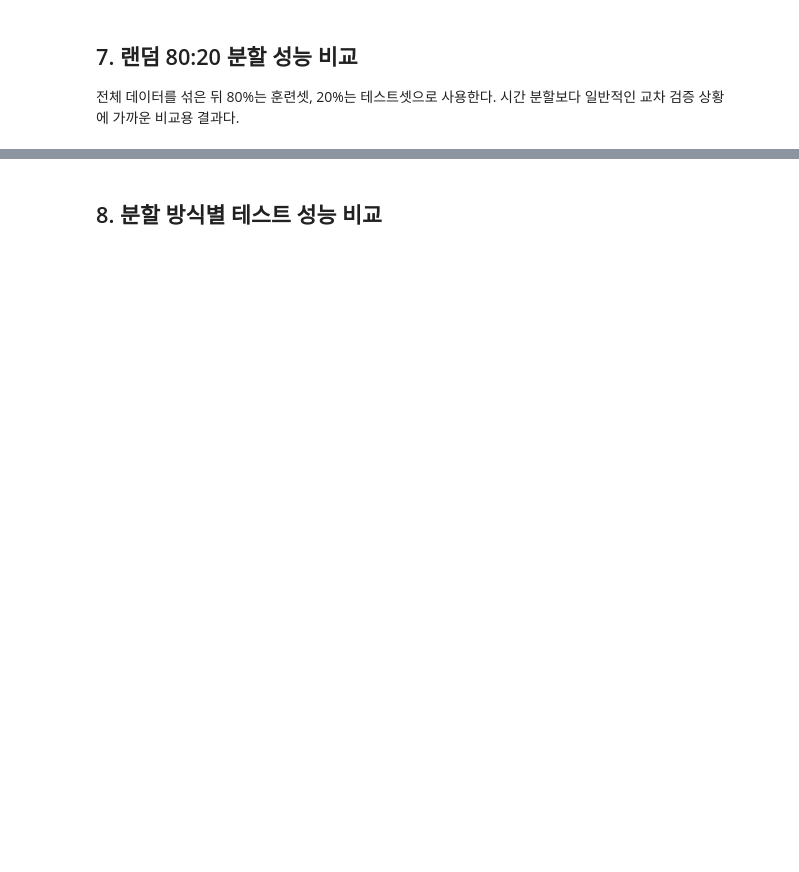
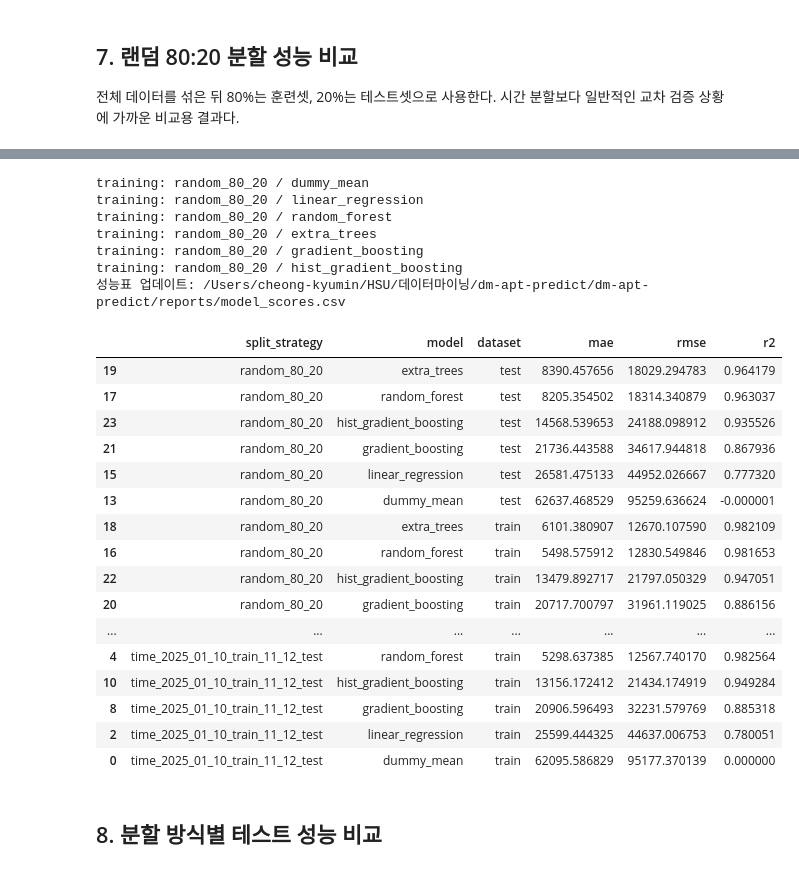
Before and after one commit to w0ne23/dm-apt-predict, a Jupyter notebook: notebooks/05_modeling.ipynb, the cells around one changed output, grey strips where cells are left out. Cells and saved outputs as stored; diff of their text form; code cells hidden in the pictures; blank space fills up the shorter version.

```diff
--- a/notebooks/05_modeling.ipynb
+++ b/notebooks/05_modeling.ipynb
@@ -236,11 +269,12 @@ def fit_and_evaluate_models(X_train, y_train, X_test, y_test, split_strategy):
 
     for model_name, model in models.items():
         print(f'training: {split_strategy} / {model_name}')
-        model.fit(X_train, y_train)
-        fitted[model_name] = model
+        fitted_model = clone(model)
+        fitted_model.fit(X_train, y_train)
+        fitted[model_name] = fitted_model
 
-        train_pred = model.predict(X_train)
-        test_pred = model.predict(X_test)
+        train_pred = fitted_model.predict(X_train)
+        test_pred = fitted_model.predict(X_test)
 
         for dataset_name, y_true, y_pred in [
             ('train', y_train, train_pred),
@@ -255,6 +289,20 @@ def fit_and_evaluate_models(X_train, y_train, X_test, y_test, split_strategy):
 
     return pd.DataFrame(scores), fitted
 
+
+def make_test_prediction_df(fitted, X_test, y_test, split_strategy):
+    rows = []
+    for model_name, model in fitted.items():
+        pred = model.predict(X_test)
+        rows.append(pd.DataFrame({
+            'split_strategy': split_strategy,
+            'model': model_name,
+            'actual_price_10k_krw': y_test.to_numpy(),
+            'predicted_price_10k_krw': pred,
+            'absolute_error_10k_krw': np.abs(y_test.to_numpy() - pred),
+        }))
+    return pd.concat(rows, ignore_index=True)
+
 score_df, fitted_models = fit_and_evaluate_models(
     X_train,
     y_train,
@@ -263,6 +311,13 @@ score_df, fitted_models = fit_and_evaluate_models(
     split_strategy='time_2025_01_10_train_11_12_test',
 )
 
+test_prediction_df = make_test_prediction_df(
+    fitted_models,
+    X_test,
+    y_test,
+    split_strategy='time_2025_01_10_train_11_12_test',
+)
+
 score_df.to_csv(SCORE_PATH, index=False, encoding='utf-8-sig')
 print(f'성능표 저장: {SCORE_PATH}')
 score_df.sort_values(['split_strategy', 'dataset', 'rmse'])
@@ -291,16 +371,49 @@ random_split_summary
 # %%
 random_score_df, random_fitted_models = fit_and_evaluate_models(
     X_train_random,
     y_train_random,
     X_test_random,
     y_test_random,
     split_strategy='random_80_20',
 )
 
+random_prediction_df = make_test_prediction_df(
+    random_fitted_models,
+    X_test_random,
+    y_test_random,
+    split_strategy='random_80_20',
+)
+test_prediction_df = pd.concat([test_prediction_df, random_prediction_df], ignore_index=True)
+
 score_df = pd.concat([score_df, random_score_df], ignore_index=True)
 score_df.to_csv(SCORE_PATH, index=False, encoding='utf-8-sig')
 print(f'성능표 업데이트: {SCORE_PATH}')
 score_df.sort_values(['split_strategy', 'dataset', 'rmse'])
+# %% [output]
+training: random_80_20 / dummy_mean
+training: random_80_20 / linear_regression
+training: random_80_20 / random_forest
+training: random_80_20 / extra_trees
+training: random_80_20 / gradient_boosting
+training: random_80_20 / hist_gradient_boosting
+성능표 업데이트: /Users/cheong-kyumin/HSU/데이터마이닝/dm-apt-predict/dm-apt-predict/reports/model_scores.csv
+|  | split_strategy | model | dataset | mae | rmse | r2 |
+| 19 | random_80_20 | extra_trees | test | 8390.457656 | 18029.294783 | 0.964179 |
+| 17 | random_80_20 | random_forest | test | 8205.354502 | 18314.340879 | 0.963037 |
+| 23 | random_80_20 | hist_gradient_boosting | test | 14568.539653 | 24188.098912 | 0.935526 |
+| 21 | random_80_20 | gradient_boosting | test | 21736.443588 | 34617.944818 | 0.867936 |
+| 15 | random_80_20 | linear_regression | test | 26581.475133 | 44952.026667 | 0.777320 |
+| 13 | random_80_20 | dummy_mean | test | 62637.468529 | 95259.636624 | -0.000001 |
+| 18 | random_80_20 | extra_trees | train | 6101.380907 | 12670.107590 | 0.982109 |
+| 16 | random_80_20 | random_forest | train | 5498.575912 | 12830.549846 | 0.981653 |
+| 22 | random_80_20 | hist_gradient_boosting | train | 13479.892717 | 21797.050329 | 0.947051 |
+| 20 | random_80_20 | gradient_boosting | train | 20717.700797 | 31961.119025 | 0.886156 |
+| ... | ... | ... | ... | ... | ... | ... |
+| 4 | time_2025_01_10_train_11_12_test | random_forest | train | 5298.637385 | 12567.740170 | 0.982564 |
+| 10 | time_2025_01_10_train_11_12_test | hist_gradient_boosting | train | 13156.172412 | 21434.174919 | 0.949284 |
+| 8 | time_2025_01_10_train_11_12_test | gradient_boosting | train | 20906.596493 | 32231.579769 | 0.885318 |
+| 2 | time_2025_01_10_train_11_12_test | linear_regression | train | 25599.444325 | 44637.006753 | 0.780051 |
+| 0 | time_2025_01_10_train_11_12_test | dummy_mean | train | 62095.586829 | 95177.370139 | 0.000000 |
 # %% [markdown]
 ## 8. 분할 방식별 테스트 성능 비교
 # %%
```
Also changed, not shown: parts of 25 cells of this notebook.
